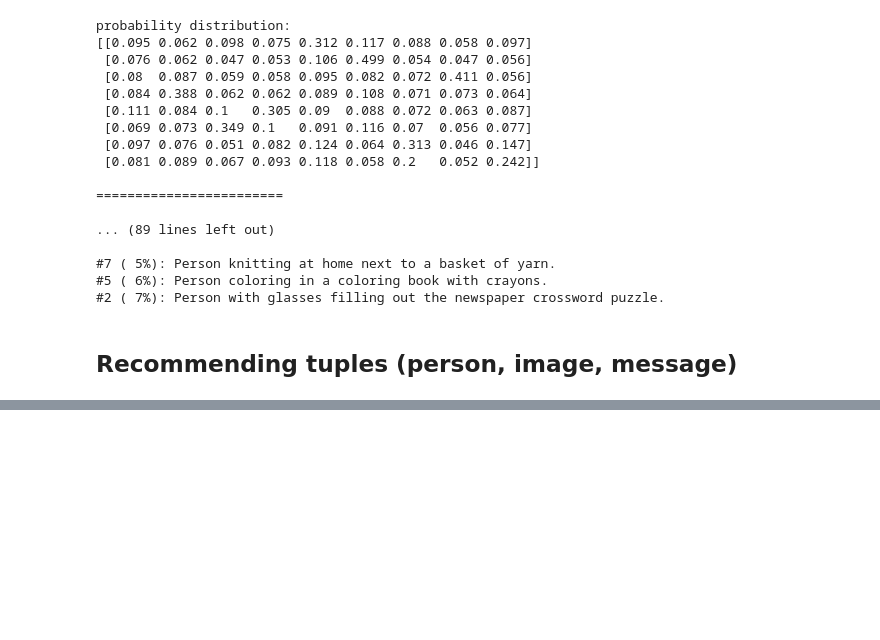
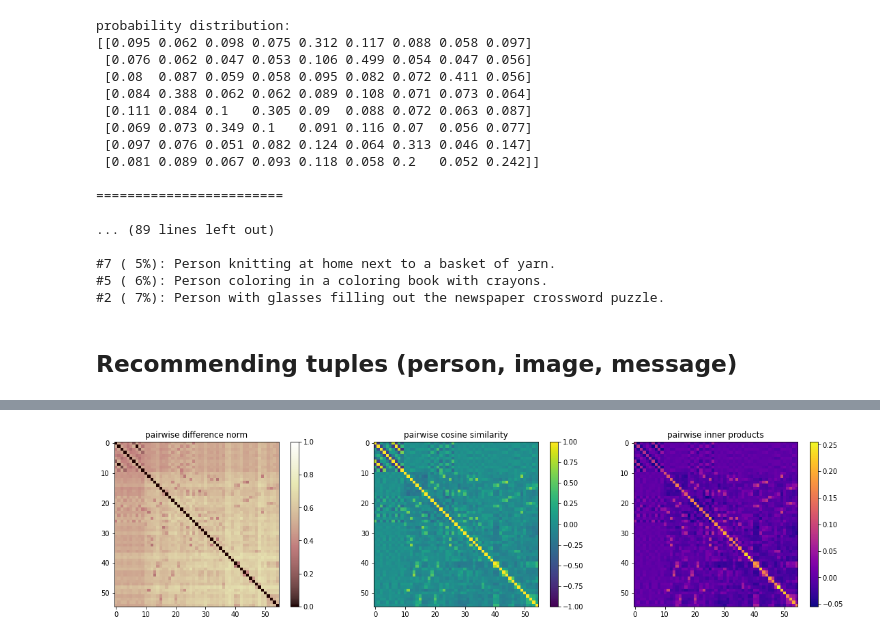
Before and after one commit to paxnea/LLM-multimodal-nudging, a Jupyter notebook: wain23.ipynb, the cells around one changed output, grey strips where cells are left out. Drawn from its saved outputs; the diff is of its cells as text; code cells hidden in the pictures; blank space fills up the shorter version.

Commit message:
add interests

```diff
--- a/wain23.ipynb
+++ b/wain23.ipynb
@@ -476,0 +479,95 @@ Put down your phone and grab a pen! Crosswords are a fun and stimulating way to
+# %%
+people = pd.read_csv('./data/people.csv')
+messages = pd.read_csv('./data/messages.csv')
+images = pd.read_csv('./data/images.csv')
+interests = pd.read_csv('./data/interests.csv')
+
+for df in [messages, images, interests]:
+    df['embedding'] = df['content'].apply(get_embedding)
+    center_embeddings(df)
+
+# compute demographic embeddings
+people['embedding'] = people['content'].apply(get_embedding_people)
+center_embeddings(people)
+# %%
+embs = np.array(people.embedding.tolist()\
+              + messages.embedding.tolist()\
+              + images.embedding.tolist()\
+              + interests.embedding.tolist())
+
+# row 1 -- pairwise differences
+fig, ax = plt.subplots(1, 3, figsize=(16,4))
+
+# plot embedding difference norm
+emb_norm_diff = [[np.linalg.norm(e1-e2) for e2 in embs] for e1 in embs]
+im0 = ax[0].imshow(emb_norm_diff, cmap='pink', vmin=0., vmax=1.)
+ax[0].set_title('pairwise difference norm')
+ax[0].grid(False)
+plt.colorbar(im0, ax=ax[0])
+
+# plot embedding cosine similarity
+emb_cossim = [[np.dot(e1,e2)/(np.linalg.norm(e1)*np.linalg.norm(e2)) for e2 in embs] for e1 in embs]
+im1 = ax[1].imshow(emb_cossim, cmap='viridis', vmin=-1., vmax=1.)
+ax[1].set_title('pairwise cosine similarity')
+ax[1].grid(False)
+plt.colorbar(im1, ax=ax[1])
+
+# plot embedding inner products
+emb_dot = [[np.dot(e1,e2) for e2 in embs] for e1 in embs]
+im2 = ax[2].imshow(emb_dot, cmap='plasma')#, vmin=-1., vmax=1.)
+ax[2].set_title('pairwise inner products')
+ax[2].grid(False)
+plt.colorbar(im2, ax=ax[2])
+
+plt.tight_layout()
+plt.show()
+
+# row 2 -- projection embeddings
+fig, ax = plt.subplots(1, 2, figsize=(15,5))
+
+# plot embedding pca
+emb_pca = PCA(n_components=2).fit_transform(embs)
+people_pca, messages_pca, images_pca, interests_pca =\
+    np.split(emb_pca, [len(people), len(people)+len(messages), len(people)+len(messages)+len(images)])
+# plot people pca
+ax[0].scatter(people_pca[:,0], people_pca[:,1], s=100)
+for ind, pnt in enumerate(people_pca):
+    ax[0].annotate(f'  p{ind}', pnt)
+# plot messages pca
+ax[0].scatter(messages_pca[:,0], messages_pca[:,1], s=100)
+for ind, pnt in enumerate(messages_pca):
+    ax[0].annotate(f'  m{ind}', pnt)
+# plot images pca
+ax[0].scatter(images_pca[:,0], images_pca[:,1], s=100)
+for ind, pnt in enumerate(images_pca):
+    ax[0].annotate(f'  i{ind}', pnt)
+# plot interests pca
+ax[0].scatter(interests_pca[:,0], interests_pca[:,1], s=100)
+for ind, pnt in enumerate(interests_pca):
+    ax[0].annotate(f'  h{ind}', pnt)
+
+# plot embedding tsne
+emb_tsne = TSNE(n_components=2, init='pca', learning_rate='auto').fit_transform(embs)
+people_tsne, messages_tsne, images_tsne, interests_tsne =\
+    np.split(emb_tsne, [len(people), len(people)+len(messages), len(people)+len(messages)+len(images)])
+# plot people tsne
+ax[1].scatter(people_tsne[:,0], people_tsne[:,1], s=100)
+for ind, pnt in enumerate(people_tsne):
+    ax[1].annotate(f'  p{ind}', pnt)
+# plot messages tsne
+ax[1].scatter(messages_tsne[:,0], messages_tsne[:,1], s=100)
+for ind, pnt in enumerate(messages_tsne):
+    ax[1].annotate(f'  m{ind}', pnt)
+# plot images tsne
+ax[1].scatter(images_tsne[:,0], images_tsne[:,1], s=100)
+for ind, pnt in enumerate(images_tsne):
+    ax[1].annotate(f'  i{ind}', pnt)
+# plot interests tsne
+ax[1].scatter(interests_tsne[:,0], interests_tsne[:,1], s=100)
+for ind, pnt in enumerate(interests_tsne):
+    ax[1].annotate(f'  h{ind}', pnt)
+
+plt.tight_layout()
+plt.show()
+# %% [output]
+[figure, added]
```
Also changed, not shown: parts of 6 cells of this notebook, 1 other file.
